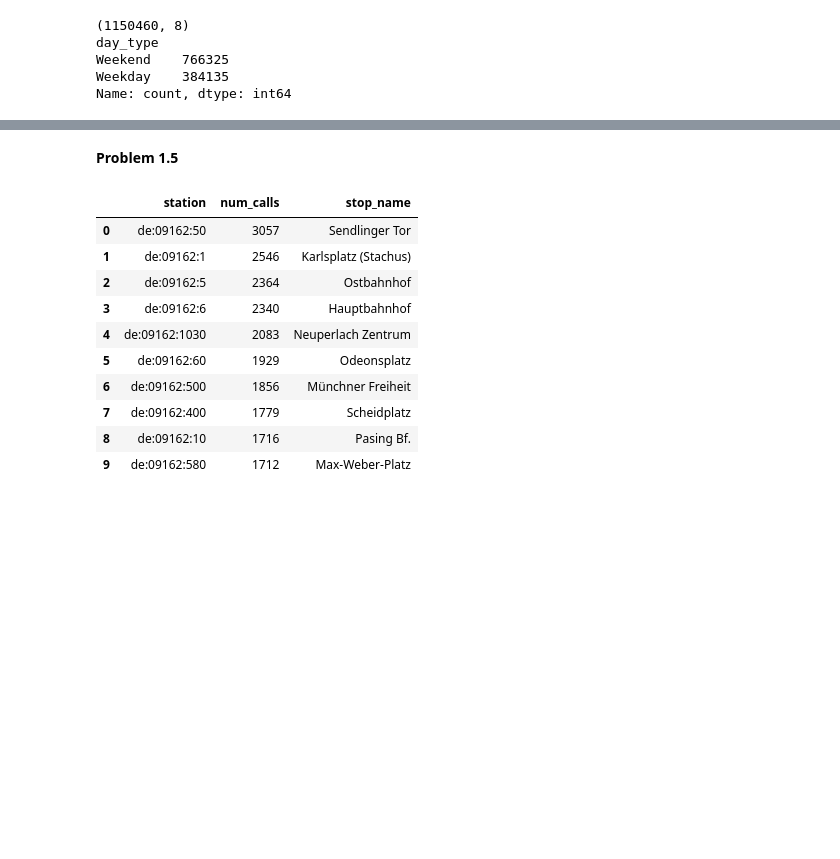
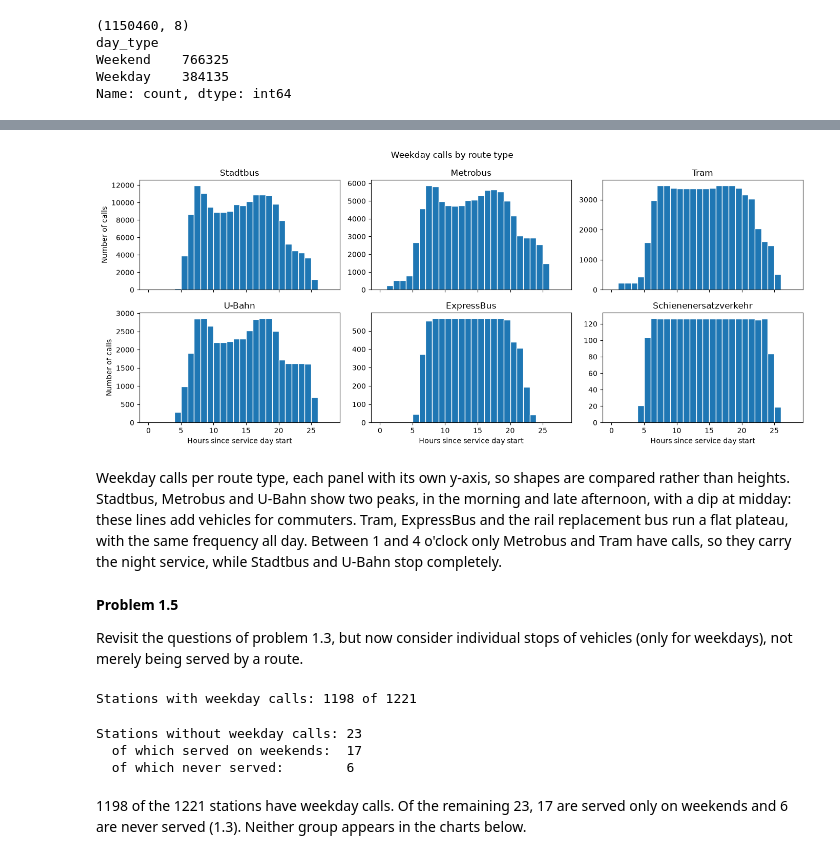
Before and after one commit to dimitrisavellas/Vizualization_Project-, a Jupyter notebook: problem_1_solution.ipynb, the cells around one changed output, grey strips where cells are left out. Cells and saved outputs as stored; diff of their text form; code cells hidden in the pictures; blank space fills up the shorter version.

```diff
--- a/problem_1_solution.ipynb
+++ b/problem_1_solution.ipynb
@@ -158,10 +429,38 @@ The result of double the calls on weekends seems odd but the dataset contains ro
+# %%
+# By route type (weekday): one panel per type, own y-axis, since volumes differ by roughly 10^2
+weekday = calls[calls['day_type'] == 'Weekday']
+types = weekday['route_desc'].value_counts().index
+
+fig, axes = plt.subplots(2, 3, figsize=(14, 6), sharex=True)
+for ax, desc in zip(axes.flat, types):
+    ax.hist(weekday.loc[weekday['route_desc'] == desc, 'hour'], bins=np.arange(0, 29), edgecolor='white')
+    ax.set_title(desc)
+for ax in axes[1]:
+    ax.set_xlabel('Hours since service day start')
+for ax in axes[:, 0]:
+    ax.set_ylabel('Number of calls')
+fig.suptitle('Weekday calls by route type')
+
+plt.tight_layout()
+plt.show()
+# %% [output]
+[figure, added]
+# %% [markdown]
+Weekday calls per route type, each panel with its own y-axis, so shapes are compared rather
+than heights. Stadtbus, Metrobus and U-Bahn show two peaks, in the morning and late afternoon,
+with a dip at midday: these lines add vehicles for commuters. Tram, ExpressBus and the rail
+replacement bus run a flat plateau, with the same frequency all day. Between 1 and 4 o'clock
+only Metrobus and Tram have calls, so they carry the night service, while Stadtbus and U-Bahn
+stop completely.
 # %% [markdown]
 **Problem 1.5**
+
+Revisit the questions of problem 1.3, but now consider individual stops of vehicles (only
+for weekdays), not merely being served by a route.
 # %%
-# Weekday calls only
 weekday_calls = calls[calls['day_type'] == 'Weekday']
 
-# Calls per station
+# Number of weekday calls per station
 calls_per_station = (
     weekday_calls
     .groupby('station')
@@ -173,16 +472,25 @@ calls_per_station = (
     .reset_index(drop=True)
 )
 
-calls_per_station.head(10)
+print(f"Stations with weekday calls: {len(calls_per_station)} of {stops['station'].nunique()}")
 # %% [output]
-|  | station | num_calls | stop_name |
-| 0 | de:09162:50 | 3057 | Sendlinger Tor |
-| 1 | de:09162:1 | 2546 | Karlsplatz (Stachus) |
-| 2 | de:09162:5 | 2364 | Ostbahnhof |
-| 3 | de:09162:6 | 2340 | Hauptbahnhof |
-| 4 | de:09162:1030 | 2083 | Neuperlach Zentrum |
-| 5 | de:09162:60 | 1929 | Odeonsplatz |
-| 6 | de:09162:500 | 1856 | Münchner Freiheit |
-| 7 | de:09162:400 | 1779 | Scheidplatz |
-| 8 | de:09162:10 | 1716 | Pasing Bf. |
-| 9 | de:09162:580 | 1712 | Max-Weber-Platz |
+Stations with weekday calls: 1198 of 1221
+# %%
+# Which stations have no weekday calls, and are they served on weekends?
+weekday_stations = set(calls_per_station['station'])
+weekend_stations = set(calls.loc[calls['day_type'] == 'Weekend', 'station'])
+all_stations = set(stops['station'])
+
+no_weekday = all_stations - weekday_stations
+weekend_only = no_weekday & weekend_stations
+
+print(f"Stations without weekday calls: {len(no_weekday)}")
+print(f"  of which served on weekends:  {len(weekend_only)}")
+print(f"  of which never served:        {len(no_weekday - weekend_only)}")
+# %% [output]
+Stations without weekday calls: 23
+  of which served on weekends:  17
+  of which never served:        6
+# %% [markdown]
+1198 of the 1221 stations have weekday calls. Of the remaining 23, 17 are served only on
+weekends and 6 are never served (1.3). Neither group appears in the charts below.
```
Also changed, not shown: parts of 49 cells of this notebook, 1 other file.
